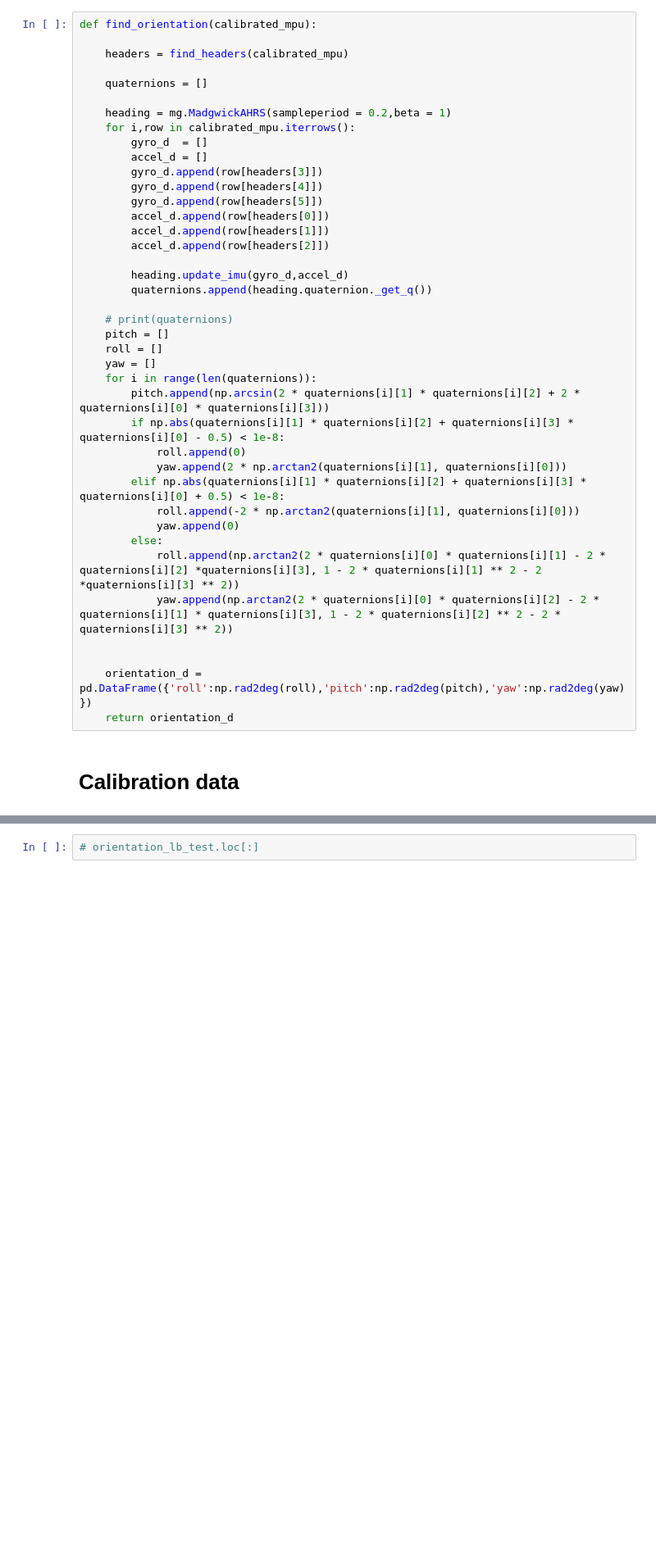
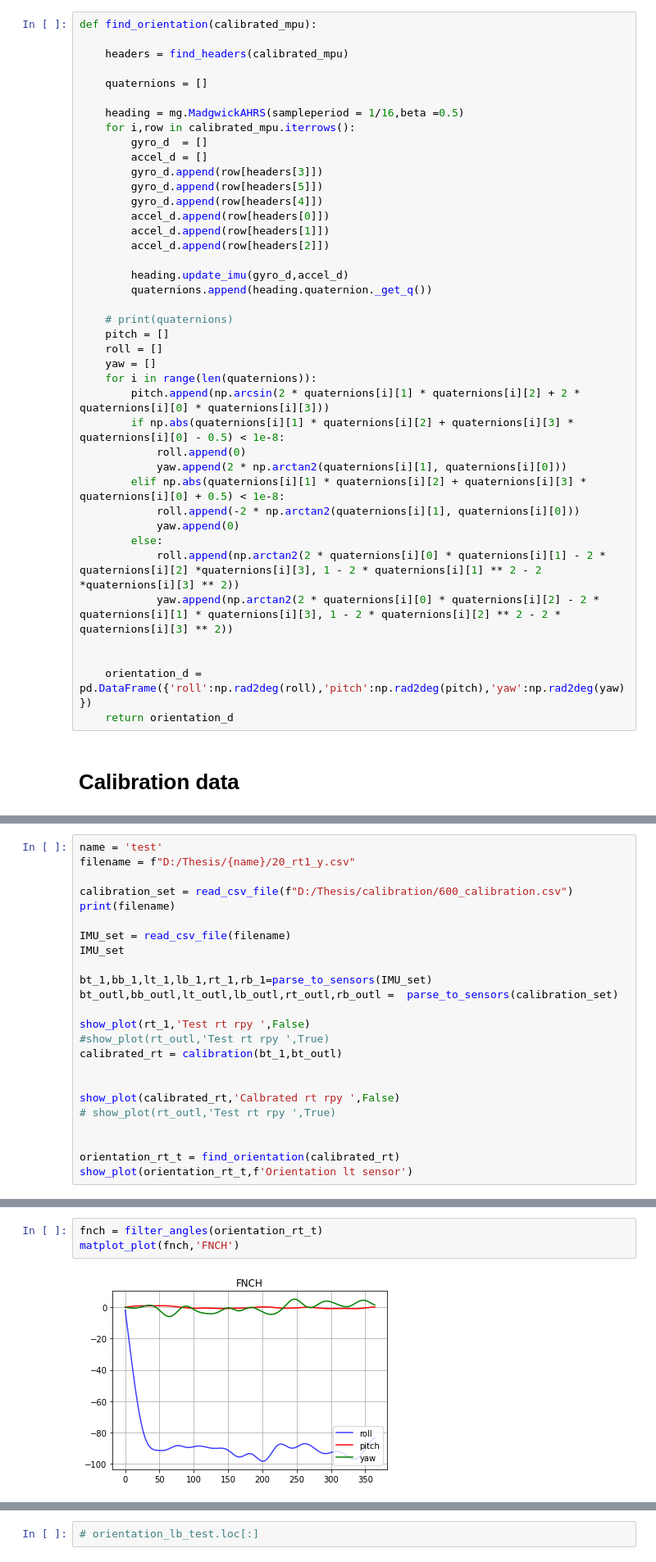
Before and after one commit to Demilaris/human_intention, a Jupyter notebook: IMU Preprocessing.ipynb, the cells around one changed output, grey strips where cells are left out. Shown at 82% size. Cells and saved outputs as stored; diff of their text form; blank space fills up the shorter version.

```diff
--- a/IMU Preprocessing.ipynb
+++ b/IMU Preprocessing.ipynb
@@ -183,13 +183,13 @@ def find_orientation(calibrated_mpu):
 
     quaternions = []
 
-    heading = mg.MadgwickAHRS(sampleperiod = 0.2,beta = 1)
+    heading = mg.MadgwickAHRS(sampleperiod = 1/16,beta =0.5)
     for i,row in calibrated_mpu.iterrows():
         gyro_d  = []
         accel_d = []
         gyro_d.append(row[headers[3]])
+        gyro_d.append(row[headers[5]])
         gyro_d.append(row[headers[4]])
-        gyro_d.append(row[headers[5]])
         accel_d.append(row[headers[0]])
         accel_d.append(row[headers[1]])
         accel_d.append(row[headers[2]])
@@ -294,0 +266,24 @@ D:/Thesis/test/20_rt1_y.csv
+# %%
+name = 'test'
+filename = f"D:/Thesis/{name}/20_rt1_y.csv"
+
+calibration_set = read_csv_file(f"D:/Thesis/calibration/600_calibration.csv")
+print(filename)
+
+IMU_set = read_csv_file(filename)
+IMU_set
+
+bt_1,bb_1,lt_1,lb_1,rt_1,rb_1=parse_to_sensors(IMU_set)
+bt_outl,bb_outl,lt_outl,lb_outl,rt_outl,rb_outl =  parse_to_sensors(calibration_set)
+
+show_plot(rt_1,'Test rt rpy ',False)
+#show_plot(rt_outl,'Test rt rpy ',True)
+calibrated_rt = calibration(bt_1,bt_outl)
+
+
+show_plot(calibrated_rt,'Calbrated rt rpy ',False)
+# show_plot(rt_outl,'Test rt rpy ',True)
+
+
+orientation_rt_t = find_orientation(calibrated_rt)
+show_plot(orientation_rt_t,f'Orientation lt sensor')
@@ -294,0 +295,5 @@ D:/Thesis/test/20_rt1_y.csv
+# %%
+fnch = filter_angles(orientation_rt_t)
+matplot_plot(fnch,'FNCH')
+# %% [output]
+[figure, added]
```
Also changed, not shown: parts of 19 cells of this notebook, 2 other files.
